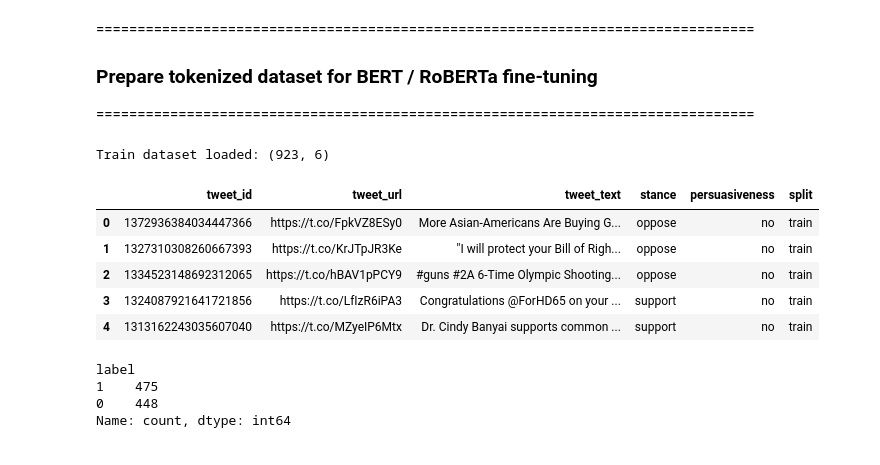
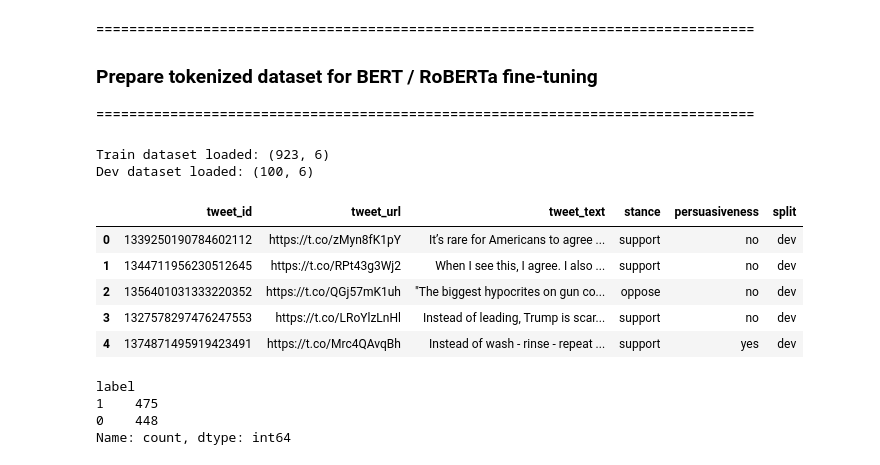
Before and after one commit to DBlassio/multimodal-argmining, a Jupyter notebook: notebooks/01_preprocessing_and_tokenization.ipynb, the cells around one changed output. Cells and saved outputs as stored; diff of their text form; code cells hidden in the pictures.

```diff
--- a/notebooks/01_preprocessing_and_tokenization.ipynb
+++ b/notebooks/01_preprocessing_and_tokenization.ipynb
@@ -37,22 +37,26 @@ MODEL_NAME = "roberta-base"
 # %%
 
 # Load Dataset
 train_path = f"{path}/data/gun_control_train.csv"
 dev_path   = f"{path}/data/gun_control_dev.csv"
 
 train_df = pd.read_csv(train_path)
+dev_df = pd.read_csv(dev_path)
+
 print(f"Train dataset loaded: {train_df.shape}")
+train_df.head()
 
-
-train_df.head()
+print(f"Dev dataset loaded: {dev_df.shape}")
+dev_df.head()
 # %% [output]
 Train dataset loaded: (923, 6)
+Dev dataset loaded: (100, 6)
 |  | tweet_id | tweet_url | tweet_text | stance | persuasiveness | split |
-| 0 | 1372936384034447366 | https://t.co/FpkVZ8ESy0 | More Asian-Americans Are Buying G... | oppose | no | train |
-| 1 | 1327310308260667393 | https://t.co/KrJTpJR3Ke | "I will protect your Bill of Righ... | oppose | no | train |
-| 2 | 1334523148692312065 | https://t.co/hBAV1pPCY9 | #guns #2A 6-Time Olympic Shooting... | oppose | no | train |
-| 3 | 1324087921641721856 | https://t.co/LfIzR6iPA3 | Congratulations @ForHD65 on your ... | support | no | train |
-| 4 | 1313162243035607040 | https://t.co/MZyeIP6Mtx | Dr. Cindy Banyai supports common ... | support | no | train |
+| 0 | 1339250190784602112 | https://t.co/zMyn8fK1pY | It’s rare for Americans to agree ... | support | no | dev |
+| 1 | 1344711956230512645 | https://t.co/RPt43g3Wj2 | When I see this, I agree. I also ... | support | no | dev |
+| 2 | 1356401031333220352 | https://t.co/QGj57mK1uh | "The biggest hypocrites on gun co... | oppose | no | dev |
+| 3 | 1327578297476247553 | https://t.co/LRoYlzLnHl | Instead of leading, Trump is scar... | support | no | dev |
+| 4 | 1374871495919423491 | https://t.co/Mrc4QAvqBh | Instead of wash - rinse - repeat ... | support | yes | dev |
 # %%
 #Label Mapping & Basic Filtering
 
```
Also changed, not shown: parts of 6 cells of this notebook.
